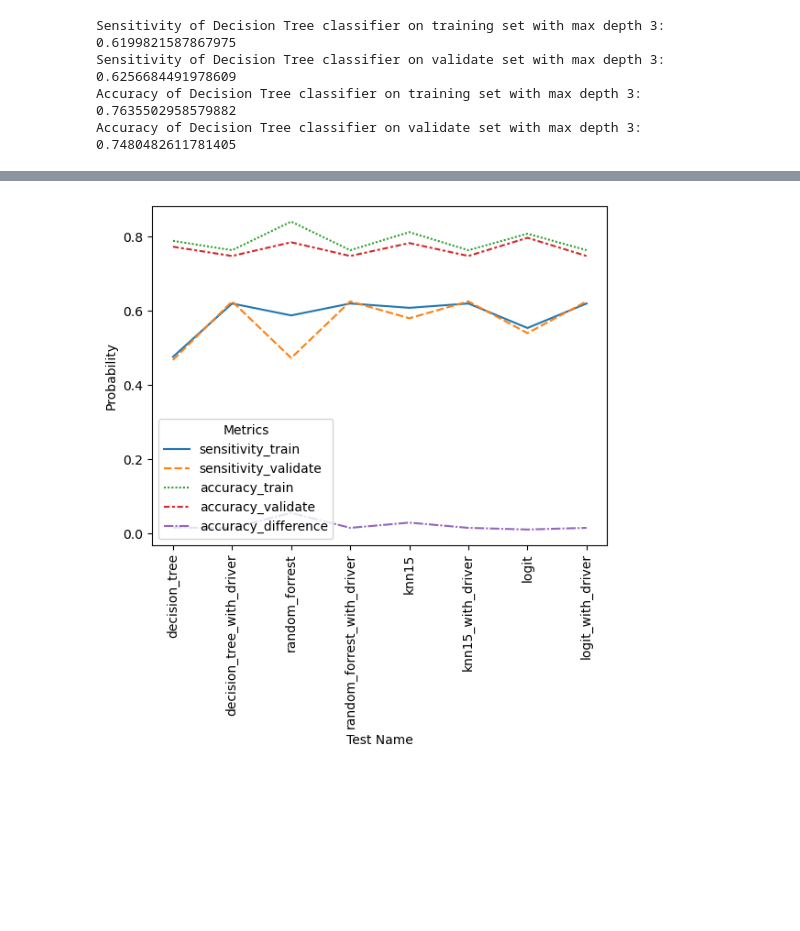
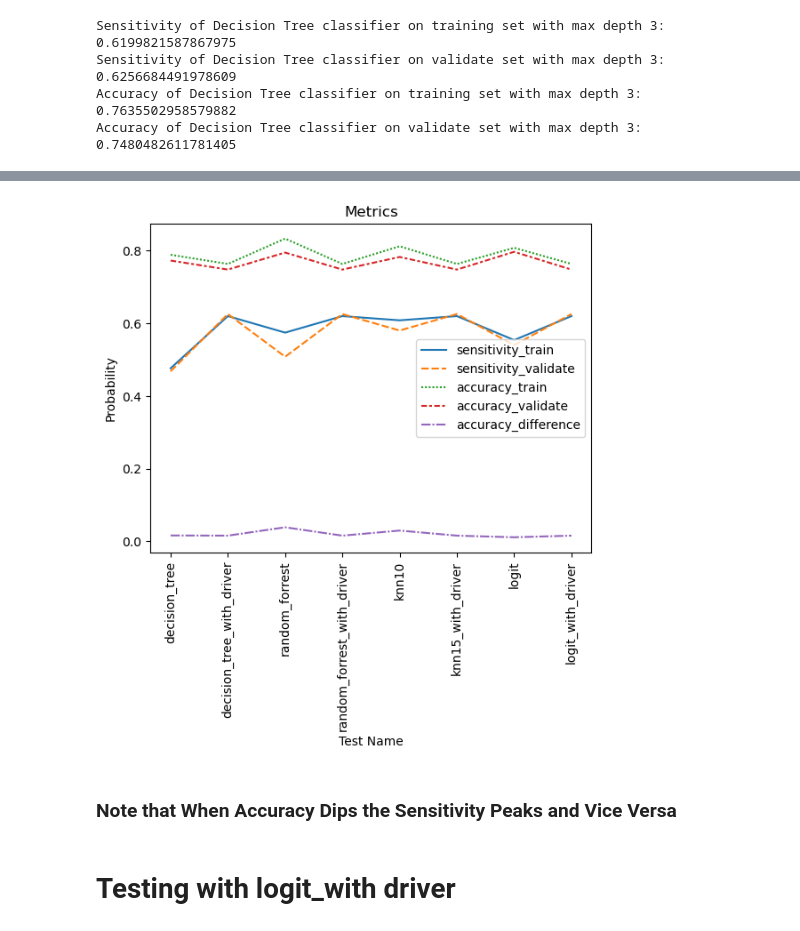
Before and after one commit to Alfred-W-S-Pirovits-Jr/Telco_Churn_Project, a Jupyter notebook: final_report.ipynb, the cells around one changed output, grey strips where cells are left out. Saved outputs shown, nothing was run; the diff lists cells and outputs as text; code cells hidden in the pictures; blank space fills up the shorter version.

```diff
--- a/final_report.ipynb
+++ b/final_report.ipynb
@@ -347,12 +371,13 @@ X_train, y_train, X_validate, y_validate, X_test, y_test = prepare.split_data_la
 rf = RandomForestClassifier(bootstrap=True,
                             class_weight=None,
                             criterion='gini',
-                            min_samples_leaf=1,
+                            min_samples_leaf=3,
                             n_estimators=18,
                             max_depth=8,
                             random_state=823)
 rf.fit(X_train, y_train)
-print(rf.feature_importances_)
+
+
 y_pred_rf = rf.predict(X_train)
 print(y_pred_rf[0:10])
 y_pred_proba_rf = rf.predict_proba(X_train)
@@ -846,0 +820,25 @@ metrics_list
+# %%
+#create a metrics_list DataFrame for ease of analysis and chart below
+metrics_list = pd.DataFrame(
+    {'sensitivity_train': sensitivity_train,
+     'sensitivity_validate': sensitivity_validate,
+     'accuracy_train': accuracy_train,
+     'accuracy_validate': accuracy_validate
+    })
+
+#Create a dictionary so that I can rename the rows of the DataFrame
+row_names = {0:'decision_tree',
+             1:'decision_tree_with_driver',
+             2:'random_forrest',
+             3:'random_forrest_with_driver',
+             4:'knn10',
+             5:'knn15_with_driver',
+             6:'logit',
+             7:'logit_with_driver',
+            }
+#Does the actual renaming
+metrics_list = metrics_list.rename(index = row_names)
+
+#Add an accuracy_difference column
+metrics_list['accuracy_difference'] = metrics_list.accuracy_train - metrics_list.accuracy_validate
+metrics_list
@@ -847,10 +855,15 @@ metrics_list
 # %%
-sns.lineplot(data=metrics_list)
+#Make a lineplot showing the relationships between the accuracies and the sensitivities.
+sns.lineplot(data=metrics_list).set(title='Metrics')
 
-plt.legend(loc='lower left', title='Metrics')
+plt.legend(loc='center right')
 plt.xlabel('Test Name')
 plt.xticks(rotation=90)
 plt.ylabel('Probability')
 plt.show()
 # %% [output]
-[figure, old version]
+[figure, new version]
+# %% [markdown]
+### Note that When Accuracy Dips the Sensitivity Peaks and Vice Versa
+# %% [markdown]
+# Testing with logit_with driver
```
Also changed, not shown: parts of 54 cells of this notebook.
